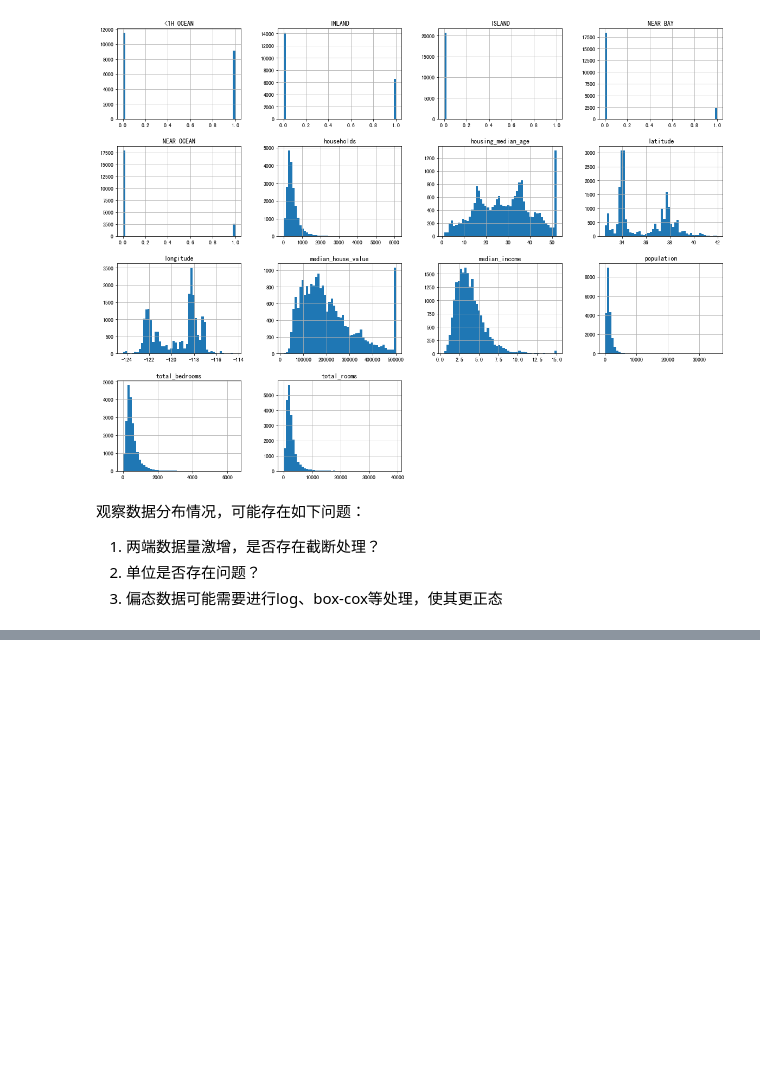
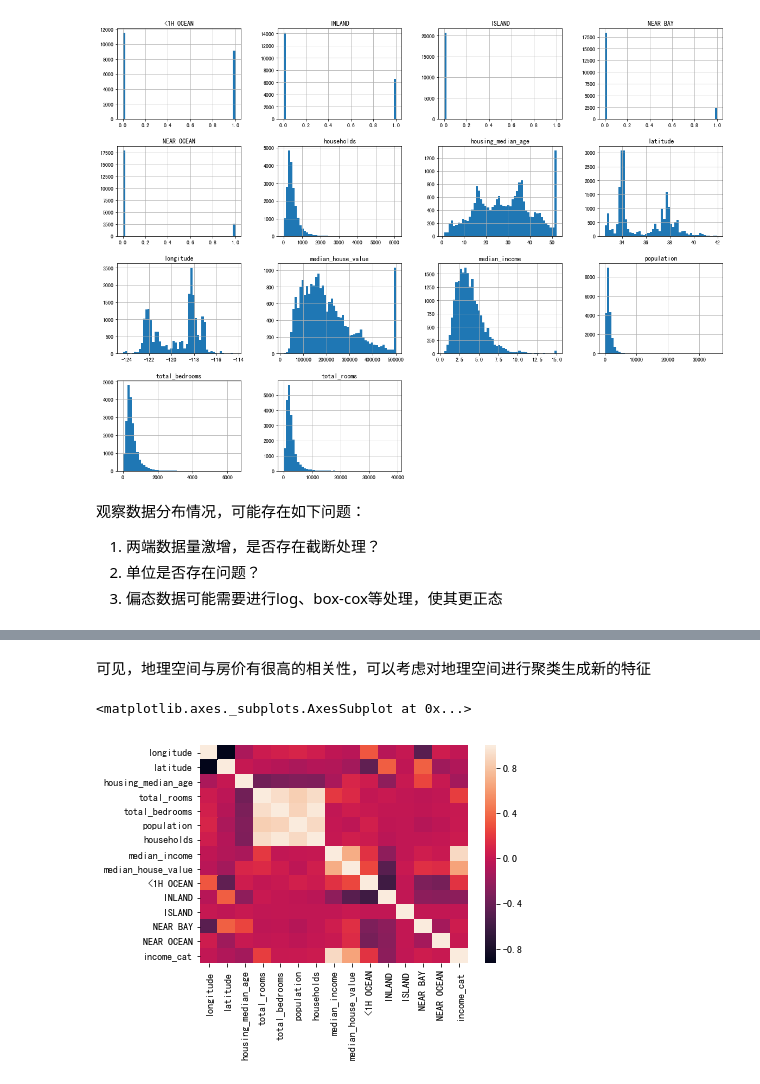
Before and after one commit to guofei1989/ML_widgets, a Jupyter notebook: func_modules/linear_models/LinearRegression/HousePricePredict.ipynb, the cells around one changed output, grey strips where cells are left out. Drawn from its saved outputs; the diff is of its cells as text; code cells hidden in the pictures; blank space fills up the shorter version.

```diff
--- a/func_modules/linear_models/LinearRegression/HousePricePredict.ipynb
+++ b/func_modules/linear_models/LinearRegression/HousePricePredict.ipynb
@@ -161,0 +238,9 @@ array([[<matplotlib.axes._subplots.AxesSubplot object at 0x...>,
+# %% [markdown]
+可见，地理空间与房价有很高的相关性，可以考虑对地理空间进行聚类生成新的特征
+# %%
+# 特征之间的相关性
+df_corr = df.corr()
+sns.heatmap(df_corr)
+# %% [output]
+<matplotlib.axes._subplots.AxesSubplot at 0x...>
+[figure, added]
```
Also changed, not shown: parts of 50 cells of this notebook, 7 other files.
